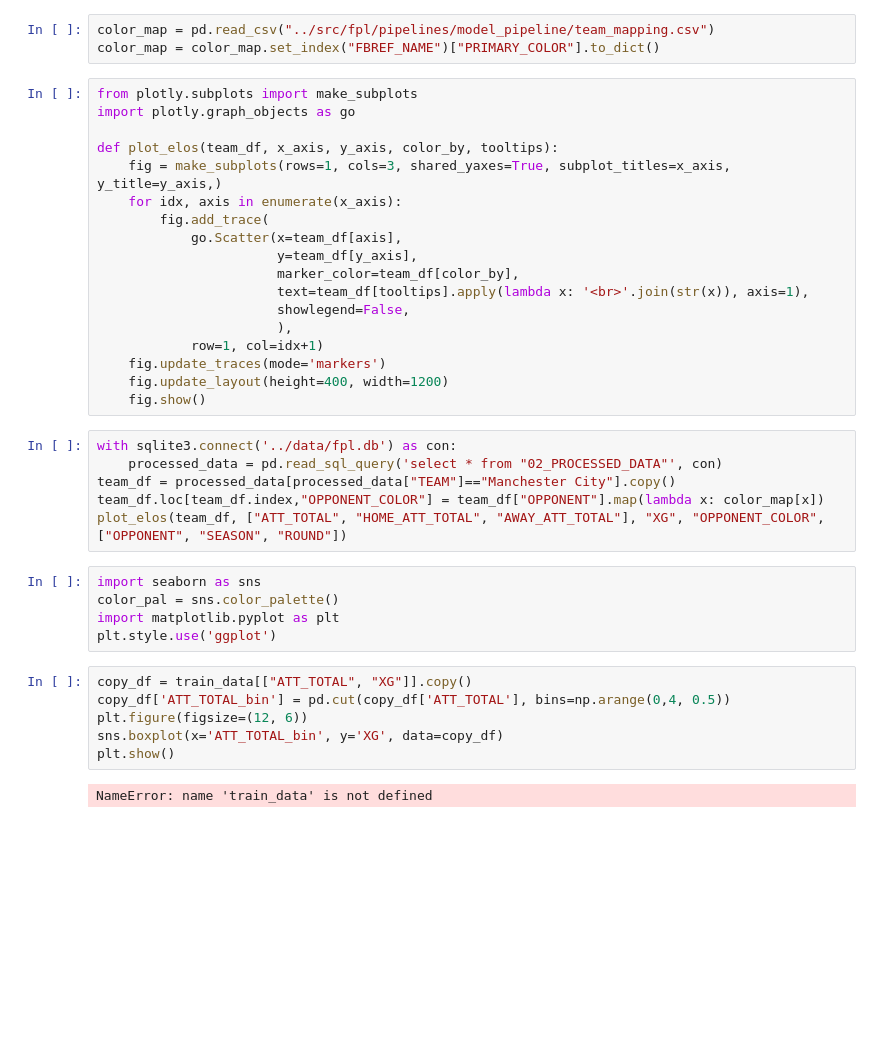
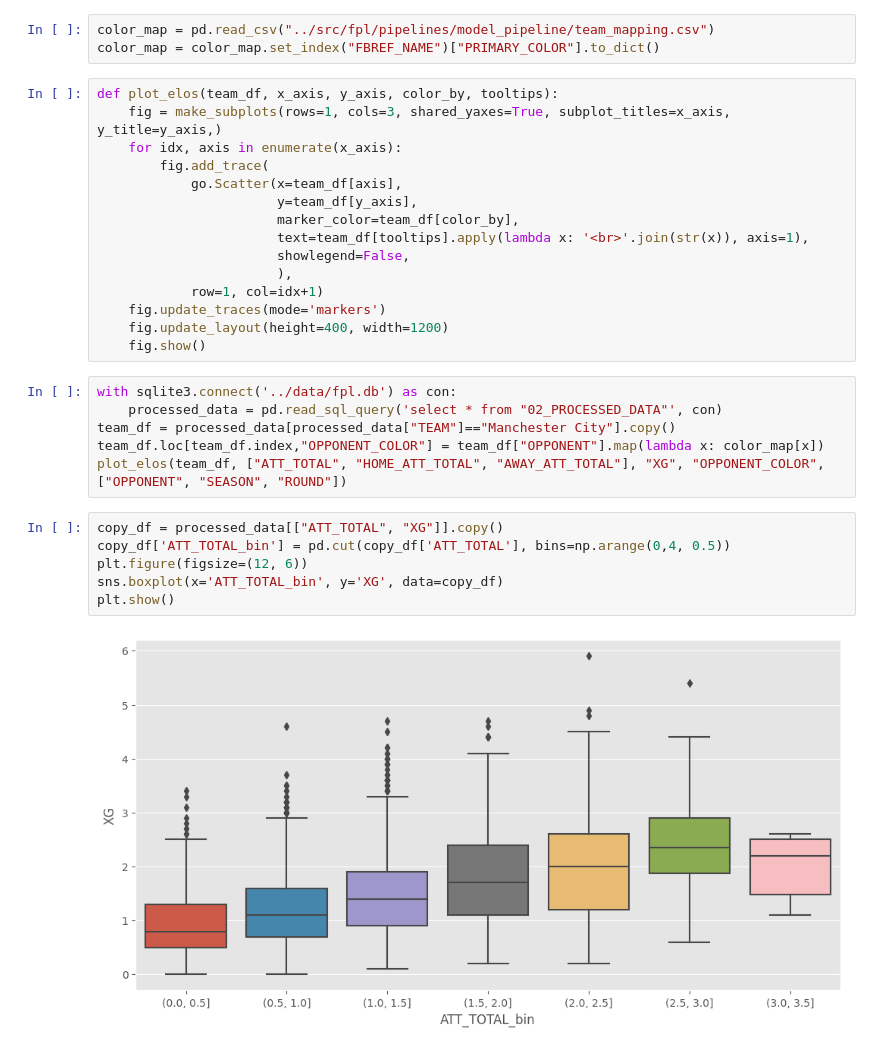
Before and after one commit to ongmk/FPL, a Jupyter notebook: fpl/notebooks/model.ipynb, the cells around one changed output. Cells and saved outputs as stored; diff of their text form; blank space fills up the shorter version.

```diff
--- a/fpl/notebooks/model.ipynb
+++ b/fpl/notebooks/model.ipynb
@@ -7,9 +18,6 @@ sys.path.append("..")
 color_map = pd.read_csv("../src/fpl/pipelines/model_pipeline/team_mapping.csv")
 color_map = color_map.set_index("FBREF_NAME")["PRIMARY_COLOR"].to_dict()
 # %%
-from plotly.subplots import make_subplots
-import plotly.graph_objects as go
-
 def plot_elos(team_df, x_axis, y_axis, color_by, tooltips):
     fig = make_subplots(rows=1, cols=3, shared_yaxes=True, subplot_titles=x_axis, y_title=y_axis,)
     for idx, axis in enumerate(x_axis):
@@ -30,17 +38,12 @@ with sqlite3.connect('../data/fpl.db') as con:
 team_df = processed_data[processed_data["TEAM"]=="Manchester City"].copy()
 team_df.loc[team_df.index,"OPPONENT_COLOR"] = team_df["OPPONENT"].map(lambda x: color_map[x])
 plot_elos(team_df, ["ATT_TOTAL", "HOME_ATT_TOTAL", "AWAY_ATT_TOTAL"], "XG", "OPPONENT_COLOR", ["OPPONENT", "SEASON", "ROUND"])
-# %%
-import seaborn as sns
-color_pal = sns.color_palette()
-import matplotlib.pyplot as plt
-plt.style.use('ggplot')
 # %%
-copy_df = train_data[["ATT_TOTAL", "XG"]].copy()
+copy_df = processed_data[["ATT_TOTAL", "XG"]].copy()
 copy_df['ATT_TOTAL_bin'] = pd.cut(copy_df['ATT_TOTAL'], bins=np.arange(0,4, 0.5))
 plt.figure(figsize=(12, 6))
 sns.boxplot(x='ATT_TOTAL_bin', y='XG', data=copy_df)
 plt.show()
 # %% [output]
-NameError: name 'train_data' is not defined
+[figure, added]
 # %%
```
Also changed, not shown: parts of 5 cells of this notebook.
